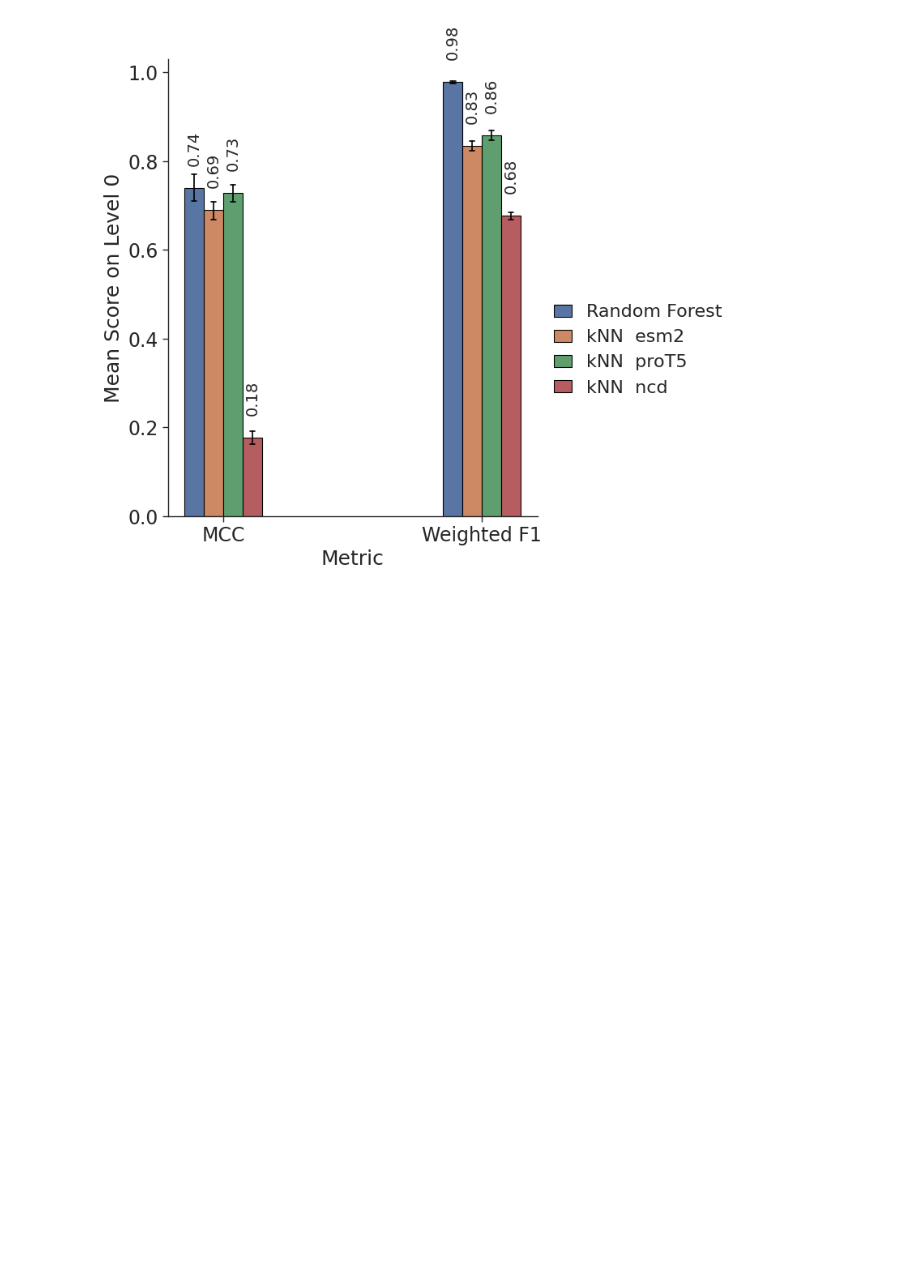
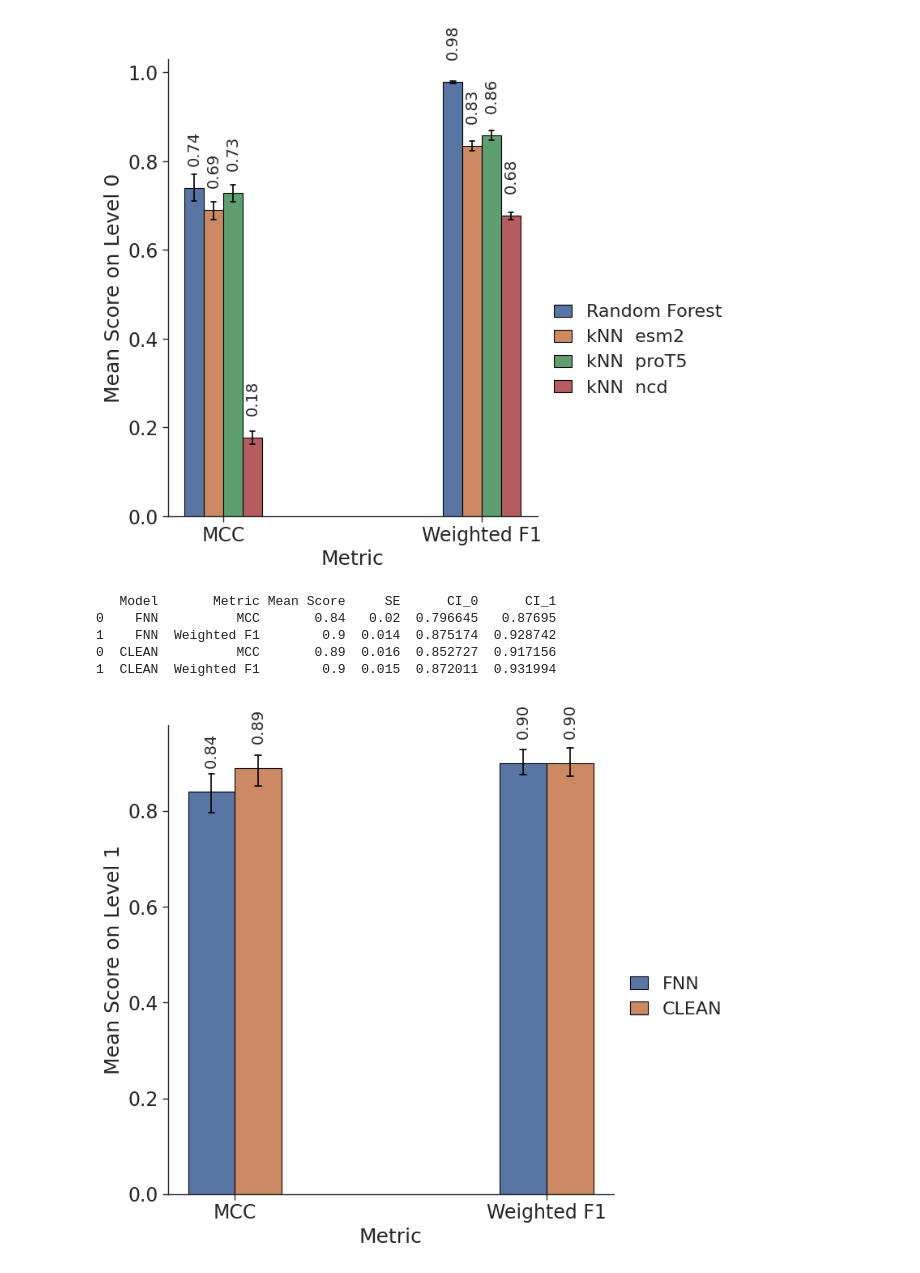
Before and after one commit to github4touchdouble/nnet-enzyme, a Jupyter notebook: tf_cnn_esm2/combined_fnn_level_2_classification.ipynb, the cells around one changed output. Cells and saved outputs as stored; diff of their text form; code cells hidden in the pictures; blank space fills up the shorter version.

```diff
--- a/tf_cnn_esm2/combined_fnn_level_2_classification.ipynb
+++ b/tf_cnn_esm2/combined_fnn_level_2_classification.ipynb
@@ -1237,14 +1333,32 @@ with open("/home/malte/01_Documents/Temp/results_malte/y_pred.txt") as file:
 # %%
 
-y_trues = [y_true_truc, y_true_jan_knn_esm, y_true_jan_knn_prot, y_true_gzip]
-y_preds = [y_pred_truc, y_pred_jan_knn_esm, y_pred_jan_knn_prot, y_pred_gzip]
+y_trues_l0 = [y_true_truc, y_true_jan_knn_esm, y_true_jan_knn_prot, y_true_gzip]
+y_preds_l0 = [y_pred_truc, y_pred_jan_knn_esm, y_pred_jan_knn_prot, y_pred_gzip]
+
+y_trues_l1 = [y_true_l1, y_true_l1_clean]
+y_preds_l1 = [y_pred_l1, y_pred_l1_clean]
+
+y_trues_l2 = [y_true_l2, y_true_l2_clean]
+y_preds_l2 = [y_pred_l2, y_pred_l2_clean]
 
 # y_trues = [y_true_jan_knn_prot, y_true_jan_knn_esm]
 # y_preds = [y_pred_jan_knn_prot, y_pred_jan_knn_esm]
-for ar in y_trues:
+for ar in y_trues_l0:
     print(len(ar))
-for ar in y_preds:
+for ar in y_preds_l0:
     print(len(ar))
+print("---")
+for ar in y_trues_l1:
+    print(len(ar))
+for ar in y_preds_l1:
+    print(len(ar))
+print("---")
+for ar in y_trues_l2:
+    print(len(ar))
+for ar in y_preds_l2:
+    print(len(ar))
+
+scoring_funcs = [calculate_mcc_score, calculate_weighted_f1]
 # %% [output]
 10268
 4233
@@ -1348,3 +1396,16 @@ plot_bootstrapped_score_binary(y_trues,
 0       kNN  ncd          MCC      0.177  0.0074  0.162083  0.191257
 1       kNN  ncd  Weighted F1      0.677  0.0043   0.66804  0.684942
 [figure]
+# %%
+# l1
+plot_bootstrapped_score(y_trues_l1,
+                        y_preds_l1,
+                        scoring_funcs=scoring_funcs,
+                        model_names=["FNN", "CLEAN"], level=1)
+# %% [output]
+   Model       Metric Mean Score     SE      CI_0      CI_1
+0    FNN          MCC       0.84   0.02  0.796645   0.87695
+1    FNN  Weighted F1        0.9  0.014  0.875174  0.928742
+0  CLEAN          MCC       0.89  0.016  0.852727  0.917156
+1  CLEAN  Weighted F1        0.9  0.015  0.872011  0.931994
+[figure, added]
```
Also changed, not shown: parts of 18 cells of this notebook, 3 other files.
